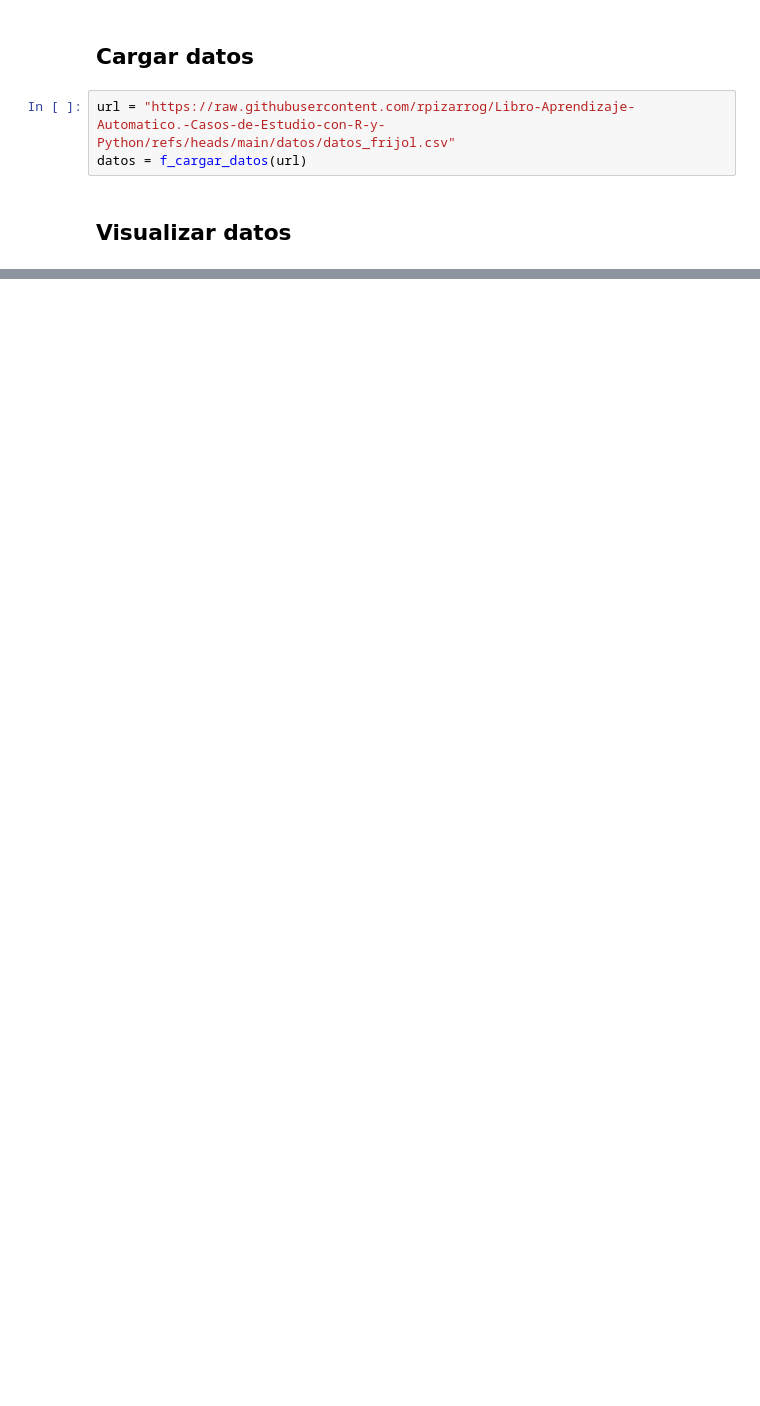
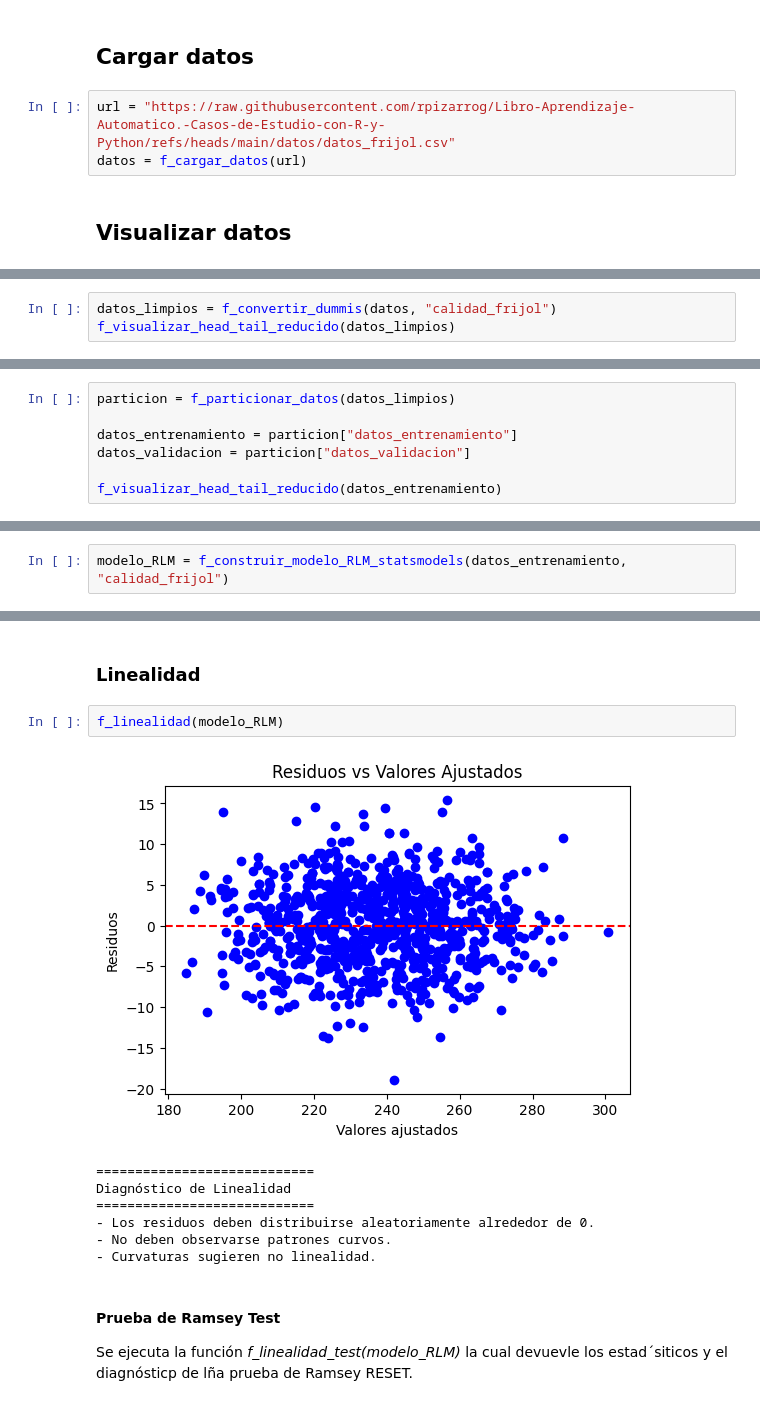
Before and after one commit to rpizarrog/Libro-Aprendizaje-Automatico.-Casos-de-Estudio-con-R-y-Python, a Jupyter notebook: Python NoteBooks/Regresión_lineal_mùútiple_con_datos_de_firjol_pynb.ipynb, the cells around one changed output, grey strips where cells are left out. Saved outputs shown, nothing was run; the diff lists cells and outputs as text; blank space fills up the shorter version.

```diff
--- a/Python NoteBooks/Regresión_lineal_mùútiple_con_datos_de_firjol_pynb.ipynb
+++ b/Python NoteBooks/Regresión_lineal_mùútiple_con_datos_de_firjol_pynb.ipynb
@@ -757,0 +1662,3 @@ f_visualizar_head_tail_reducido(datos)
+# %%
+datos_limpios = f_convertir_dummis(datos, "calidad_frijol")
+f_visualizar_head_tail_reducido(datos_limpios)
@@ -757,0 +1688,7 @@ f_visualizar_head_tail_reducido(datos)
+# %%
+particion = f_particionar_datos(datos_limpios)
+
+datos_entrenamiento = particion["datos_entrenamiento"]
+datos_validacion = particion["datos_validacion"]
+
+f_visualizar_head_tail_reducido(datos_entrenamiento)
@@ -757,0 +1731,2 @@ f_visualizar_head_tail_reducido(datos)
+# %%
+modelo_RLM = f_construir_modelo_RLM_statsmodels(datos_entrenamiento, "calidad_frijol")
@@ -757,0 +1771,16 @@ f_visualizar_head_tail_reducido(datos)
+# %% [markdown]
+### Linealidad
+# %%
+f_linealidad(modelo_RLM)
+# %% [output]
+[figure, added]
+============================
+Diagnóstico de Linealidad
+============================
+- Los residuos deben distribuirse aleatoriamente alrededor de 0.
+- No deben observarse patrones curvos.
+- Curvaturas sugieren no linealidad.
+# %% [markdown]
+#### Prueba de Ramsey Test
+
+Se ejecuta la función *f_linealidad_test(modelo_RLM)* la cual devuevle los estad´siticos y el diagnósticp de lña prueba de Ramsey RESET.
```
Also changed, not shown: parts of 29 cells of this notebook.
